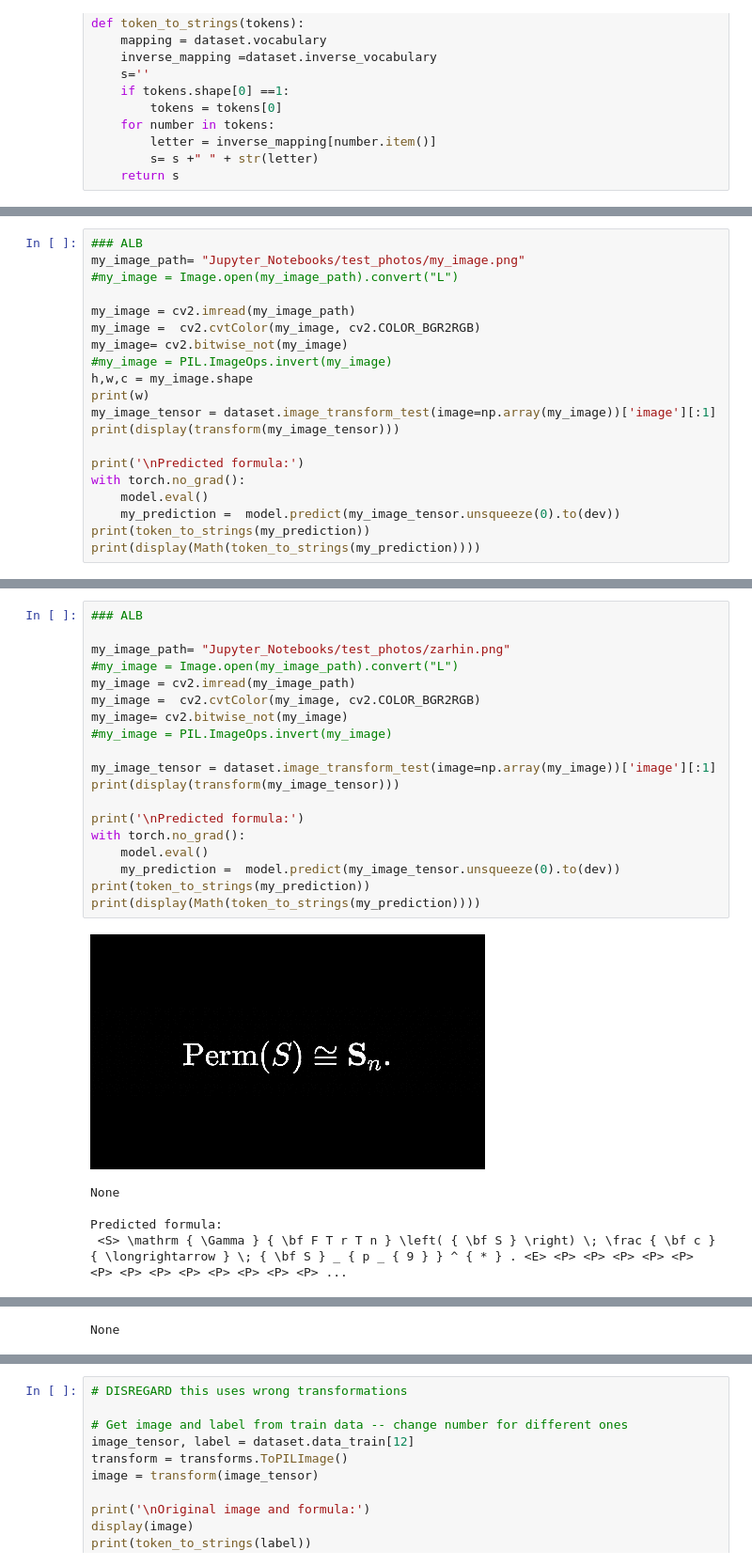
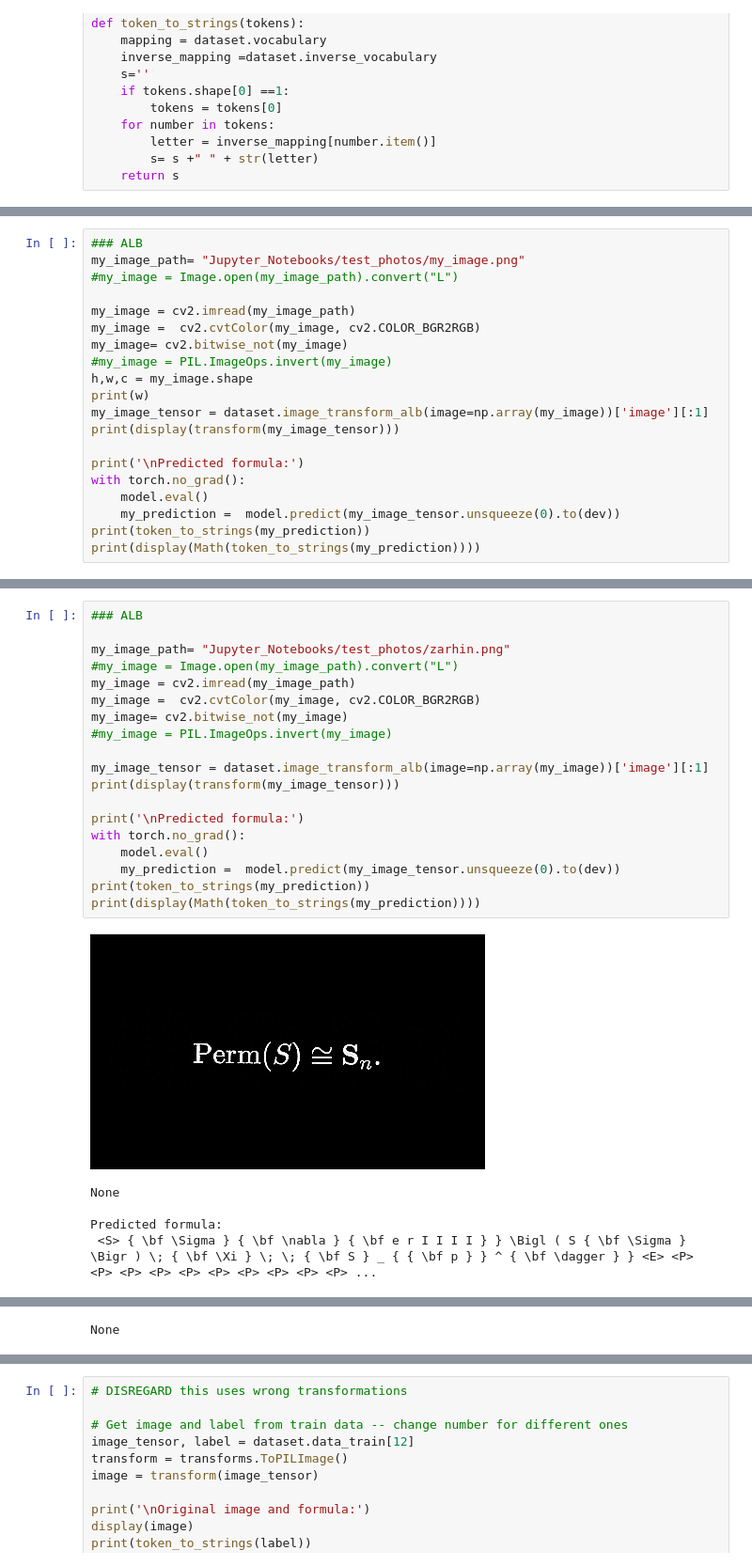
Before and after one commit to gmarus777/image-to-tex-OCR, a Jupyter notebook: Jupyter_Notebooks/LOCAL_INFERENCE.ipynb, the cells around one changed output, grey strips where cells are left out. Shown at 94% size. Saved outputs shown, nothing was run; the diff lists cells and outputs as text.

```diff
--- a/Jupyter_Notebooks/LOCAL_INFERENCE.ipynb
+++ b/Jupyter_Notebooks/LOCAL_INFERENCE.ipynb
@@ -112,7 +111,7 @@ my_image= cv2.bitwise_not(my_image)
 #my_image = PIL.ImageOps.invert(my_image)
 h,w,c = my_image.shape
 print(w)
-my_image_tensor = dataset.image_transform_test(image=np.array(my_image))['image'][:1]
+my_image_tensor = dataset.image_transform_alb(image=np.array(my_image))['image'][:1]
 print(display(transform(my_image_tensor)))
 
 print('\nPredicted formula:')
@@ -133,25 +132,25 @@ None
 # %%
 ### ALB
 
 my_image_path= "Jupyter_Notebooks/test_photos/zarhin.png"
 #my_image = Image.open(my_image_path).convert("L")
 my_image = cv2.imread(my_image_path)
 my_image =  cv2.cvtColor(my_image, cv2.COLOR_BGR2RGB)
 my_image= cv2.bitwise_not(my_image)
 #my_image = PIL.ImageOps.invert(my_image)
 
-my_image_tensor = dataset.image_transform_test(image=np.array(my_image))['image'][:1]
+my_image_tensor = dataset.image_transform_alb(image=np.array(my_image))['image'][:1]
 print(display(transform(my_image_tensor)))
 
 print('\nPredicted formula:')
 with torch.no_grad():
     model.eval()
     my_prediction =  model.predict(my_image_tensor.unsqueeze(0).to(dev))
 print(token_to_strings(my_prediction))
 print(display(Math(token_to_strings(my_prediction))))
 # %% [output]
-[figure, old version]
+[figure, new version]
 None
 
 Predicted formula:
- <S> \mathrm { \Gamma } { \bf F T r T n } \left( { \bf S } \right) \; \frac { \bf c } { \longrightarrow } \; { \bf S } _ { p _ { 9 } } ^ { * } . <E> <P> <P> <P> <P> <P> <P> <P> <P> <P> <P> <P> <P> <P> ...
+ <S> { \bf \Sigma } { \bf \nabla } { \bf e r I I I I } } \Bigl ( S { \bf \Sigma } \Bigr ) \; { \bf \Xi } \; \; { \bf S } _ { { \bf p } } ^ { \bf \dagger } } <E> <P> <P> <P> <P> <P> <P> <P> <P> <P> <P> ...
```
Also changed, not shown: parts of 15 cells of this notebook, 3 other files.
